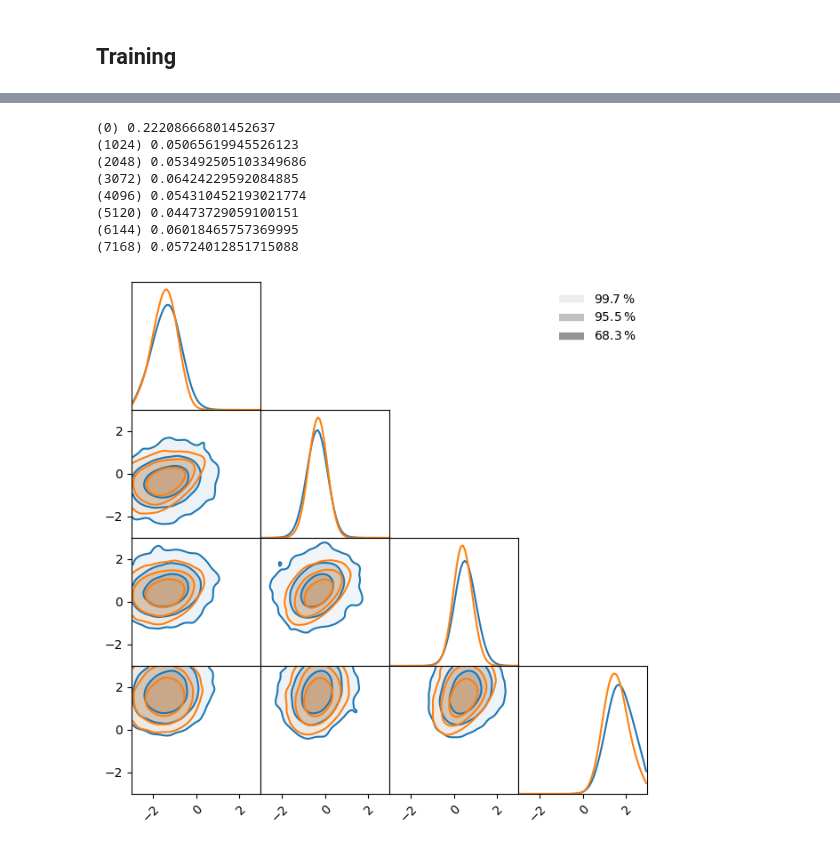
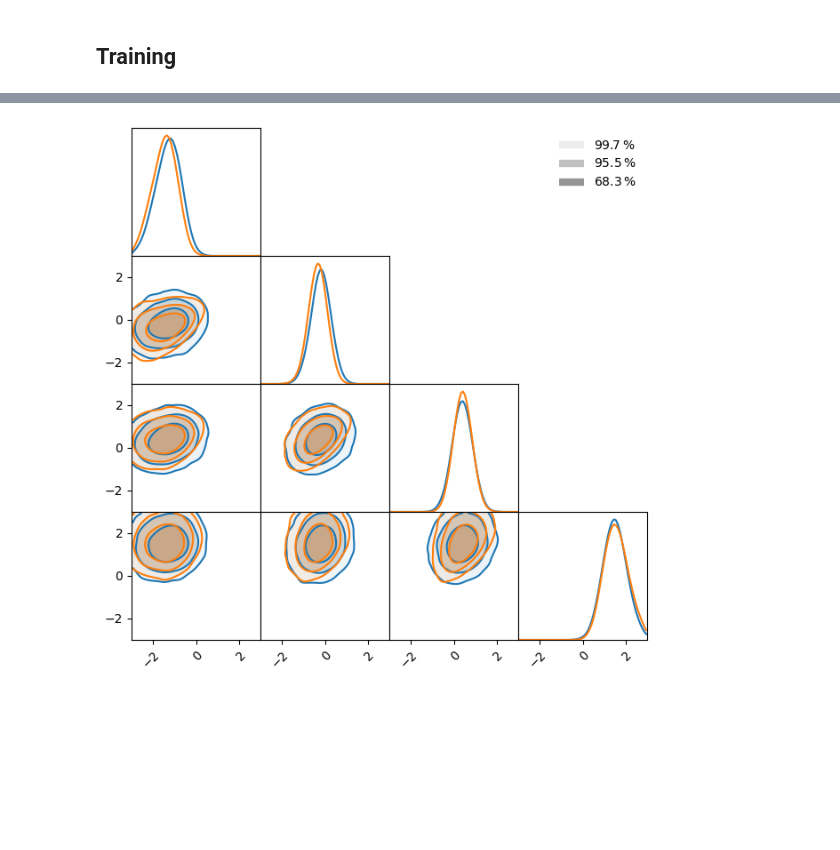
Before and after one commit to francois-rozet/diffusion-priors, a Jupyter notebook: experiments/sorted_mask.ipynb, the cells around one changed output, grey strips where cells are left out. Drawn from its saved outputs; the diff is of its cells as text; code cells hidden in the pictures; blank space fills up the shorter version.

```diff
--- a/experiments/sorted_mask.ipynb
+++ b/experiments/sorted_mask.ipynb
@@ -38,7 +38,7 @@ def sample(model, A, y):
     ).cuda()
 
     z = torch.randn_like(y)
-    x_bis = sde(z, steps=256, corrections=1)
+    x_bis = sde(z, steps=256, corrections=1, tau=0.25)
 
     return x_bis
 
@@ -64,8 +64,10 @@ class ScoreModel(nn.Module):
 # %%
 def train(x, A, y):
     sde = VPSDE()
-    model = ScoreModel(10, hidden_features=[256, 256]).cuda()
+    model = ScoreModel(10, hidden_features=[256, 256], normalize=True).cuda()
+
     optimizer = torch.optim.Adam(model.parameters(), lr=1e-3)
+    scheduler = torch.optim.lr_scheduler.LinearLR(optimizer, 1.0, 0.0, 8192)
 
     for step in range(8192):
         i = torch.randint(0, len(x), (256,)).cuda()
@@ -84,6 +86,8 @@ def train(x, A, y):
         optimizer.step()
         optimizer.zero_grad()
 
+        scheduler.step()
+
     return model
 # %%
 model = train(x_bis, A, y)
@@ -116,15 +120,10 @@ fig = corner(x_bis[..., ::3].cpu(), domain=domain, smooth=2)
 # %%
-model = train(x_bis, A, y)
-x_bis = sample(model, A, y)
-fig = corner(x_bis[..., ::3].cpu(), domain=domain, smooth=2)
+sde = ReverseSDE(model)
+
+z = torch.randn_like(x)
+x_ter = sde(z, steps=256, corrections=1, tau=0.25)
+
+fig = corner(x_ter[..., ::3].cpu(), domain=domain, smooth=2)
 fig = corner(x[..., ::3].cpu(), domain=domain, smooth=2, figure=fig)
 # %% [output]
-(0) 0.22208666801452637
-(1024) 0.05065619945526123
-(2048) 0.053492505103349686
-(3072) 0.06424229592084885
-(4096) 0.054310452193021774
-(5120) 0.04473729059100151
-(6144) 0.06018465757369995
-(7168) 0.05724012851715088
-[figure, old version]
+[figure, new version]
```
Also changed, not shown: parts of 3 cells of this notebook, 2 other files.
